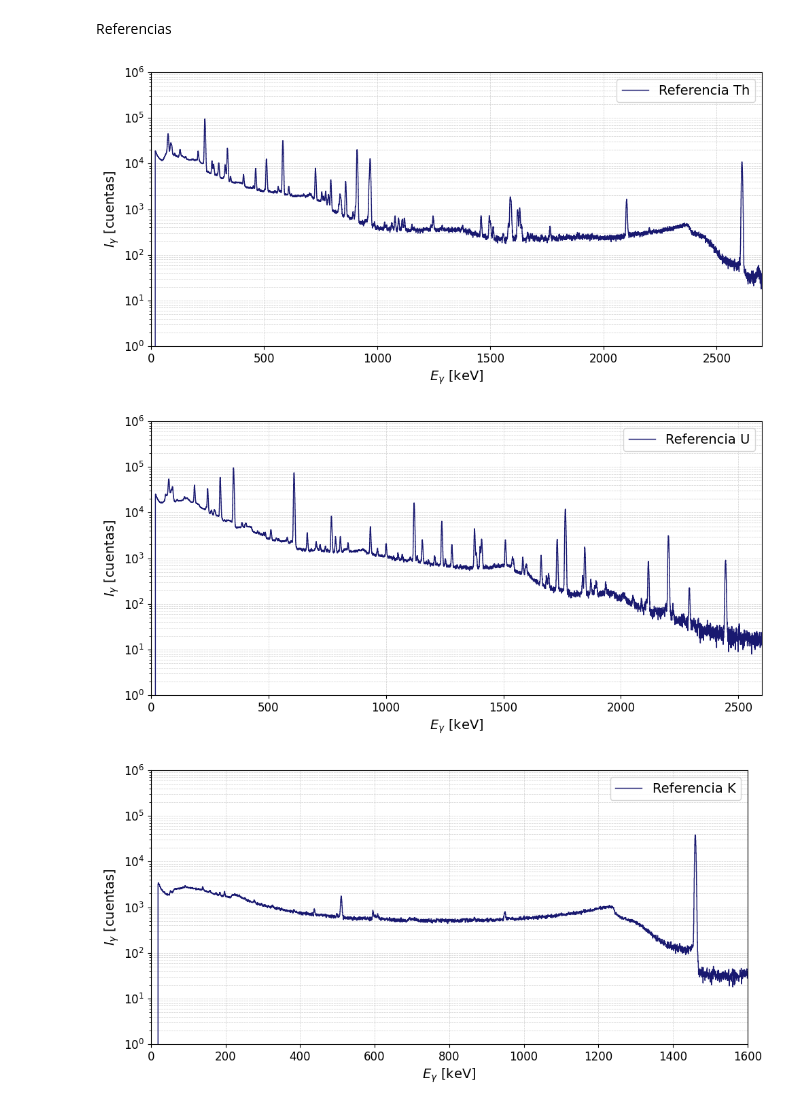
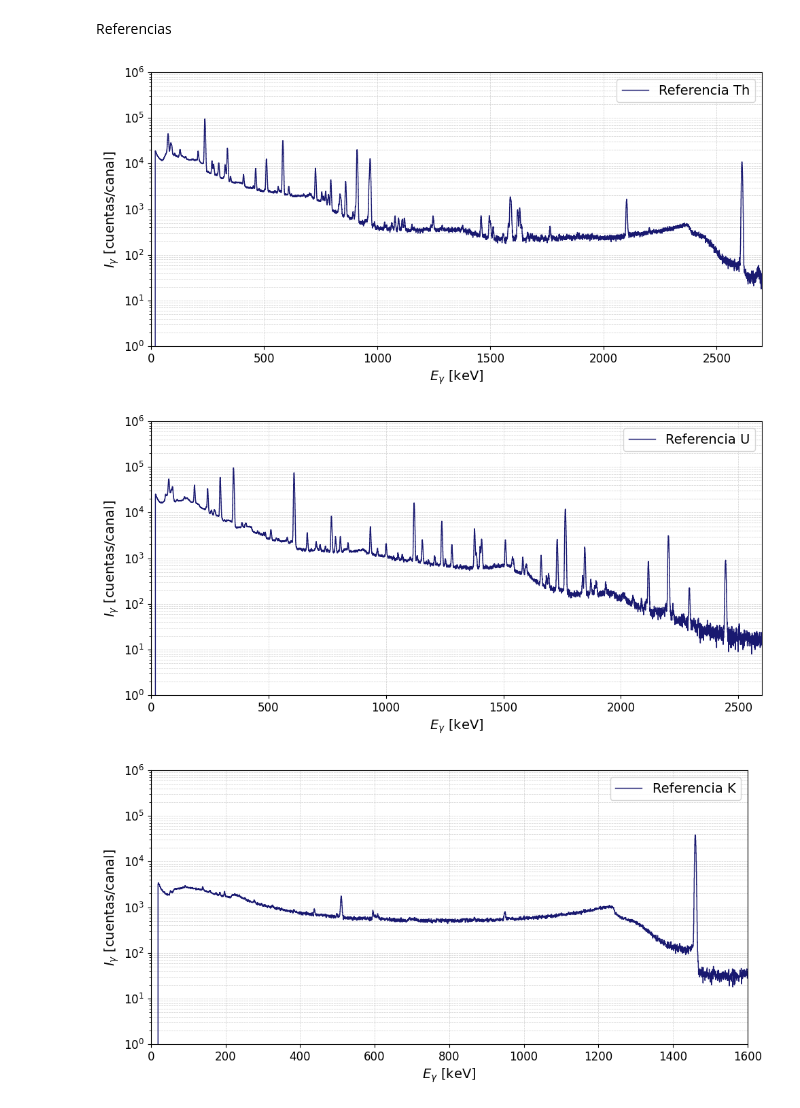
Before and after one commit to asarria48/Nuclear-physics, a Jupyter notebook: Informe4IN.ipynb, the cells around one changed output. Saved outputs shown, nothing was run; the diff lists cells and outputs as text; code cells hidden in the pictures.

```diff
--- a/Informe4IN.ipynb
+++ b/Informe4IN.ipynb
@@ -603,31 +603,31 @@ Referencias
 # %%
 datos = "2021-11-15_mue_IAEA-RGTh-1_24h.csv"
 df = pd.read_csv(datos)
 
 canal = df.iloc[:, 0]
 cuentas = df.iloc[:, 1]
 
 a0 = -1.41     # keV
 a1 = 0.48114   # keV/canal
 
 energia = a0 + a1 * canal   # conversión canal → keV
 
 
 plt.figure(figsize=(10,5))
 plt.plot(energia, cuentas, color='midnightblue', ds="steps-mid", lw=1, label='Referencia Th')
 plt.tick_params(axis='both', which='major', labelsize=12)
 plt.tick_params(axis='both', which='minor', labelsize=12)
 plt.yscale('log')
 plt.xlabel("$E_\gamma$ [keV]", fontsize=14)
-plt.ylabel("$I_\\gamma$ [cuentas]", fontsize=14)
+plt.ylabel("$I_\\gamma$ [cuentas/canal]", fontsize=14)
 plt.grid(which="both", linestyle="--", linewidth=0.5, alpha=0.6)
 plt.legend(fontsize=14)
 plt.xlim(0,2700)
 plt.ylim(1, 1e6)
 plt.tight_layout()
 plt.show()
 # %% [output]
-[figure, old version]
+[figure, new version]
 # %%
 datos = "2021-11-16_mue_IAEA-RGU-1_24h.csv"
 df = pd.read_csv(datos)
@@ -647,7 +647,7 @@ plt.tick_params(axis='both', which='major', labelsize=12)
 plt.tick_params(axis='both', which='minor', labelsize=12)
 plt.yscale('log')
 plt.xlabel("$E_\gamma$ [keV]", fontsize=14)
-plt.ylabel("$I_\\gamma$ [cuentas]", fontsize=14)
+plt.ylabel("$I_\\gamma$ [cuentas/canal]", fontsize=14)
 plt.grid(which="both", linestyle="--", linewidth=0.5, alpha=0.6)
 plt.legend(fontsize=14)
 plt.xlim(0,2600)
@@ -655,7 +655,7 @@ plt.ylim(1, 1e6)
 plt.tight_layout()
 plt.show()
 # %% [output]
-[figure, old version]
+[figure, new version]
 # %%
 datos = "2021-11-17_mue_IAEA-RGK-1_24h.csv"
 df = pd.read_csv(datos)
@@ -675,7 +675,7 @@ plt.tick_params(axis='both', which='major', labelsize=12)
 plt.tick_params(axis='both', which='minor', labelsize=12)
 plt.yscale('log')
 plt.xlabel("$E_\gamma$ [keV]", fontsize=14)
-plt.ylabel("$I_\\gamma$ [cuentas]", fontsize=14)
+plt.ylabel("$I_\\gamma$ [cuentas/canal]", fontsize=14)
 plt.grid(which="both", linestyle="--", linewidth=0.5, alpha=0.6)
 plt.legend(fontsize=14)
 plt.xlim(0,1600)
@@ -683,4 +683,4 @@ plt.ylim(1, 1e6)
 plt.tight_layout()
 plt.show()
 # %% [output]
-[figure, old version]
+[figure, new version]
```
Also changed, not shown: parts of 7 cells of this notebook.
